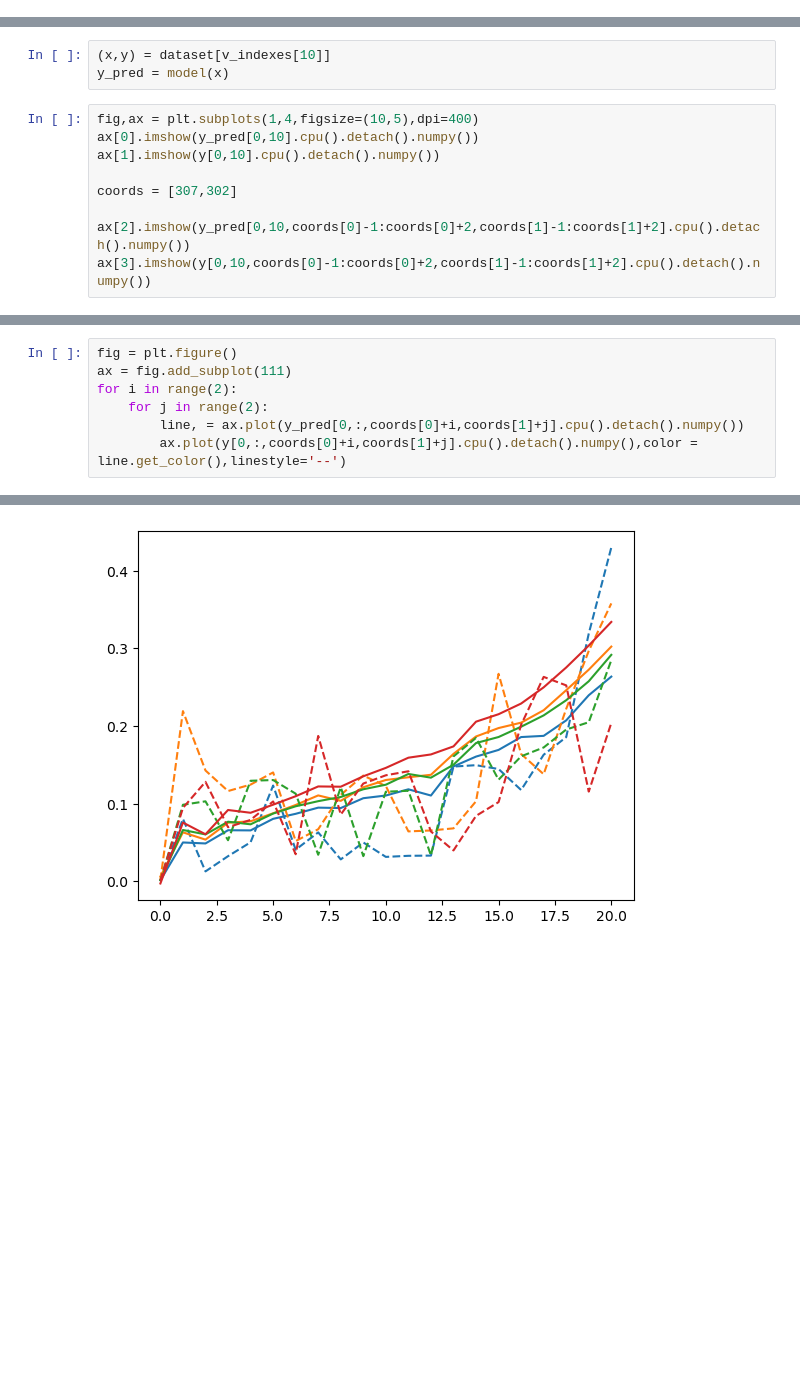
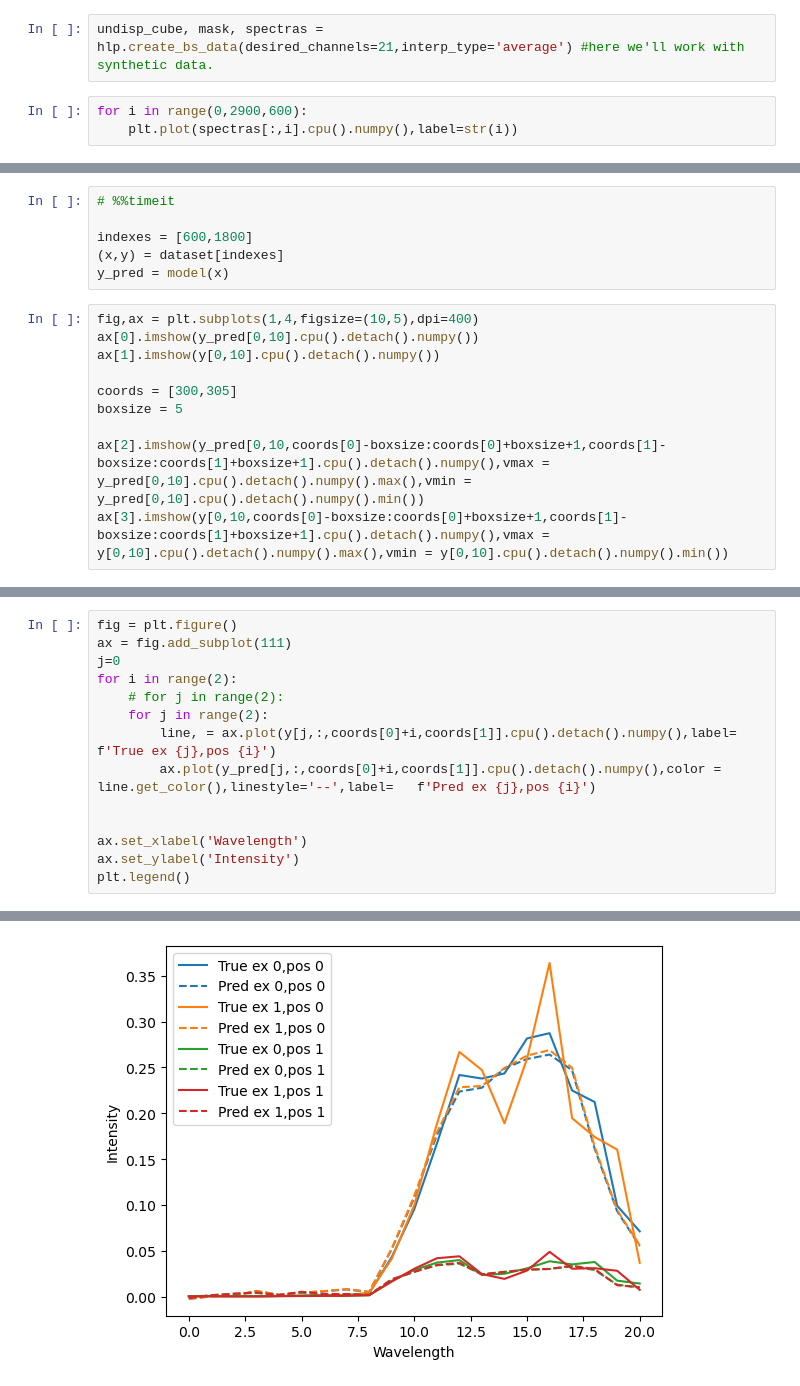
Before and after one commit to sunnyhoward/SCI, a Jupyter notebook: models/train_model.ipynb, the cells around one changed output, grey strips where cells are left out. Cells and saved outputs as stored; diff of their text form; blank space fills up the shorter version.

```diff
--- a/models/train_model.ipynb
+++ b/models/train_model.ipynb
@@ -76,0 +39,5 @@ spectras = spectras / torch.max(spectras)
+# %%
+undisp_cube, mask, spectras = hlp.create_bs_data(desired_channels=21,interp_type='average') #here we'll work with synthetic data.
+# %%
+for i in range(0,2900,600):
+    plt.plot(spectras[:,i].cpu().numpy(),label=str(i))
@@ -139,14 +107,18 @@ plt.plot(history['val_loss'])
 # %%
-(x,y) = dataset[v_indexes[10]]
+# %%timeit
+
+indexes = [600,1800]
+(x,y) = dataset[indexes]
 y_pred = model(x)
 # %%
 fig,ax = plt.subplots(1,4,figsize=(10,5),dpi=400)
 ax[0].imshow(y_pred[0,10].cpu().detach().numpy())
 ax[1].imshow(y[0,10].cpu().detach().numpy())
 
-coords = [307,302]
+coords = [300,305]
+boxsize = 5
 
-ax[2].imshow(y_pred[0,10,coords[0]-1:coords[0]+2,coords[1]-1:coords[1]+2].cpu().detach().numpy())
-ax[3].imshow(y[0,10,coords[0]-1:coords[0]+2,coords[1]-1:coords[1]+2].cpu().detach().numpy())
+ax[2].imshow(y_pred[0,10,coords[0]-boxsize:coords[0]+boxsize+1,coords[1]-boxsize:coords[1]+boxsize+1].cpu().detach().numpy(),vmax = y_pred[0,10].cpu().detach().numpy().max(),vmin = y_pred[0,10].cpu().detach().numpy().min())
+ax[3].imshow(y[0,10,coords[0]-boxsize:coords[0]+boxsize+1,coords[1]-boxsize:coords[1]+boxsize+1].cpu().detach().numpy(),vmax = y[0,10].cpu().detach().numpy().max(),vmin = y[0,10].cpu().detach().numpy().min())
 # %% [output]
 <matplotlib.image.AxesImage at 0x...>
@@ -154,8 +126,15 @@ ax[3].imshow(y[0,10,coords[0]-1:coords[0]+2,coords[1]-1:coords[1]+2].cpu().detac
 # %%
 fig = plt.figure()
 ax = fig.add_subplot(111)
+j=0
 for i in range(2):
+    # for j in range(2):
     for j in range(2):
-        line, = ax.plot(y_pred[0,:,coords[0]+i,coords[1]+j].cpu().detach().numpy())
-        ax.plot(y[0,:,coords[0]+i,coords[1]+j].cpu().detach().numpy(),color = line.get_color(),linestyle='--')
+        line, = ax.plot(y[j,:,coords[0]+i,coords[1]].cpu().detach().numpy(),label=   f'True ex {j},pos {i}')
+        ax.plot(y_pred[j,:,coords[0]+i,coords[1]].cpu().detach().numpy(),color = line.get_color(),linestyle='--',label=   f'Pred ex {j},pos {i}')
+
+
+ax.set_xlabel('Wavelength')
+ax.set_ylabel('Intensity')
+plt.legend()
 # %% [output]
@@ -162,4 +142,4 @@ for i in range(2):
-[figure, old version]
+[figure, new version]
 # %%
 fig,ax = plt.subplots(1,3,dpi=400)
 ax[0].imshow(x[0].cpu().detach().numpy())
```
Also changed, not shown: parts of 12 cells of this notebook, 7 other files.
